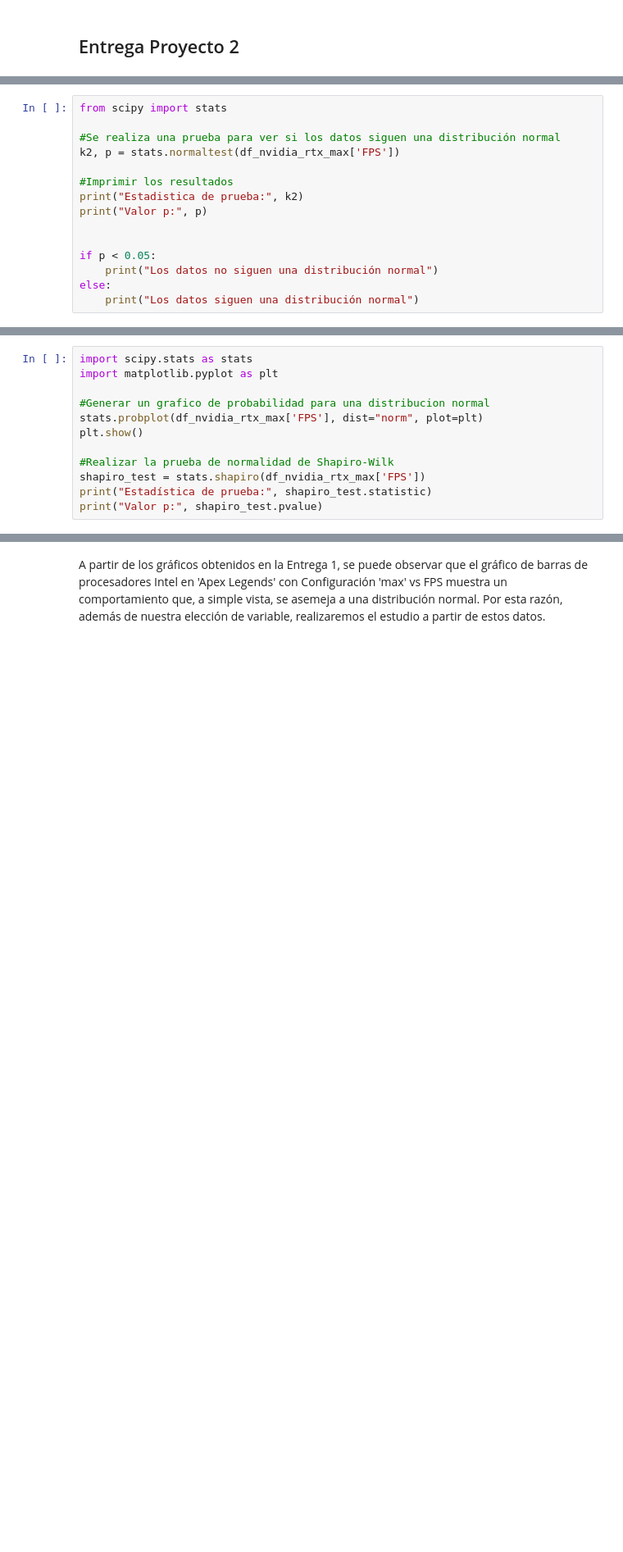
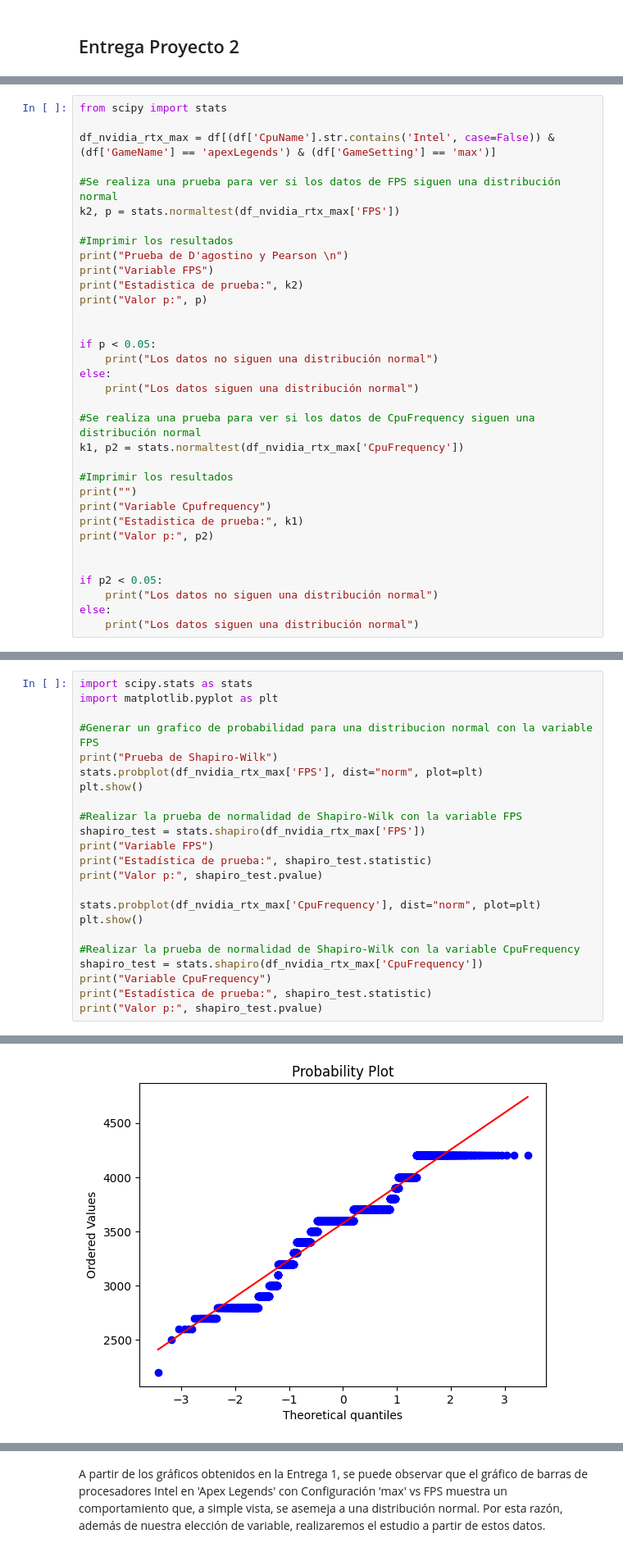
Before and after one commit to BenjaminPavez/Estadistica-Computacional-INF-280, a Jupyter notebook: Laboratorio 2/Laboratorio_2.ipynb, the cells around one changed output, grey strips where cells are left out. Shown at 82% size. Saved outputs shown, nothing was run; the diff lists cells and outputs as text; blank space fills up the shorter version.

```diff
--- a/Laboratorio 2/Laboratorio_2.ipynb
+++ b/Laboratorio 2/Laboratorio_2.ipynb
@@ -208,10 +208,14 @@ Debido a que es necesario que sean variables numéricas, no se pudo continuar co
 # %%
 from scipy import stats
 
-#Se realiza una prueba para ver si los datos siguen una distribución normal
+df_nvidia_rtx_max = df[(df['CpuName'].str.contains('Intel', case=False)) & (df['GameName'] == 'apexLegends') & (df['GameSetting'] == 'max')]
+
+#Se realiza una prueba para ver si los datos de FPS siguen una distribución normal
 k2, p = stats.normaltest(df_nvidia_rtx_max['FPS'])
 
 #Imprimir los resultados
+print("Prueba de D'agostino y Pearson \n")
+print("Variable FPS")
 print("Estadistica de prueba:", k2)
 print("Valor p:", p)
 
@@ -220,4 +224,19 @@ if p < 0.05:
     print("Los datos no siguen una distribución normal")
 else:
     print("Los datos siguen una distribución normal")
+
+#Se realiza una prueba para ver si los datos de CpuFrequency siguen una distribución normal
+k1, p2 = stats.normaltest(df_nvidia_rtx_max['CpuFrequency'])
+
+#Imprimir los resultados
+print("")
+print("Variable Cpufrequency")
+print("Estadistica de prueba:", k1)
+print("Valor p:", p2)
+
+
+if p2 < 0.05:
+    print("Los datos no siguen una distribución normal")
+else:
+    print("Los datos siguen una distribución normal")
 # %% [output]
@@ -228,12 +255,23 @@ Los datos no siguen una distribución normal
 import scipy.stats as stats
 import matplotlib.pyplot as plt
 
-#Generar un grafico de probabilidad para una distribucion normal
+#Generar un grafico de probabilidad para una distribucion normal con la variable FPS
+print("Prueba de Shapiro-Wilk")
 stats.probplot(df_nvidia_rtx_max['FPS'], dist="norm", plot=plt)
 plt.show()
 
-#Realizar la prueba de normalidad de Shapiro-Wilk
+#Realizar la prueba de normalidad de Shapiro-Wilk con la variable FPS
 shapiro_test = stats.shapiro(df_nvidia_rtx_max['FPS'])
+print("Variable FPS")
 print("Estadística de prueba:", shapiro_test.statistic)
 print("Valor p:", shapiro_test.pvalue)
+
+stats.probplot(df_nvidia_rtx_max['CpuFrequency'], dist="norm", plot=plt)
+plt.show()
+
+#Realizar la prueba de normalidad de Shapiro-Wilk con la variable CpuFrequency
+shapiro_test = stats.shapiro(df_nvidia_rtx_max['CpuFrequency'])
+print("Variable CpuFrequency")
+print("Estadística de prueba:", shapiro_test.statistic)
+print("Valor p:", shapiro_test.pvalue)
 # %% [output]
@@ -242,0 +283 @@ Valor p: 3.938940873168525e-34
+[figure, added]
```
Also changed, not shown: parts of 25 cells of this notebook.
